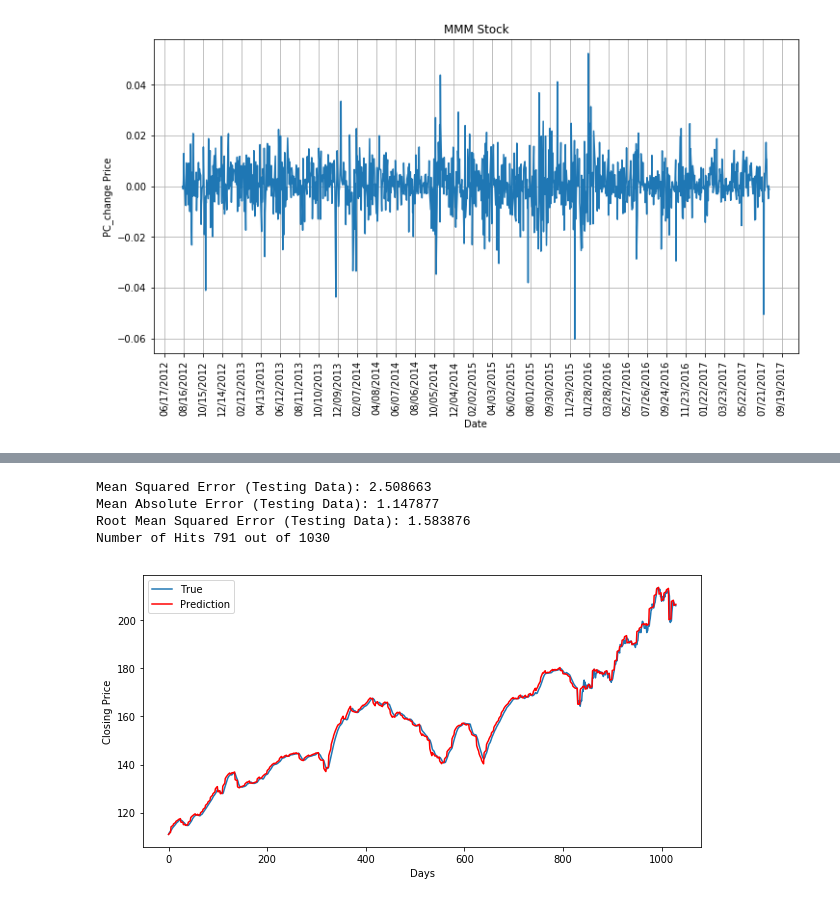
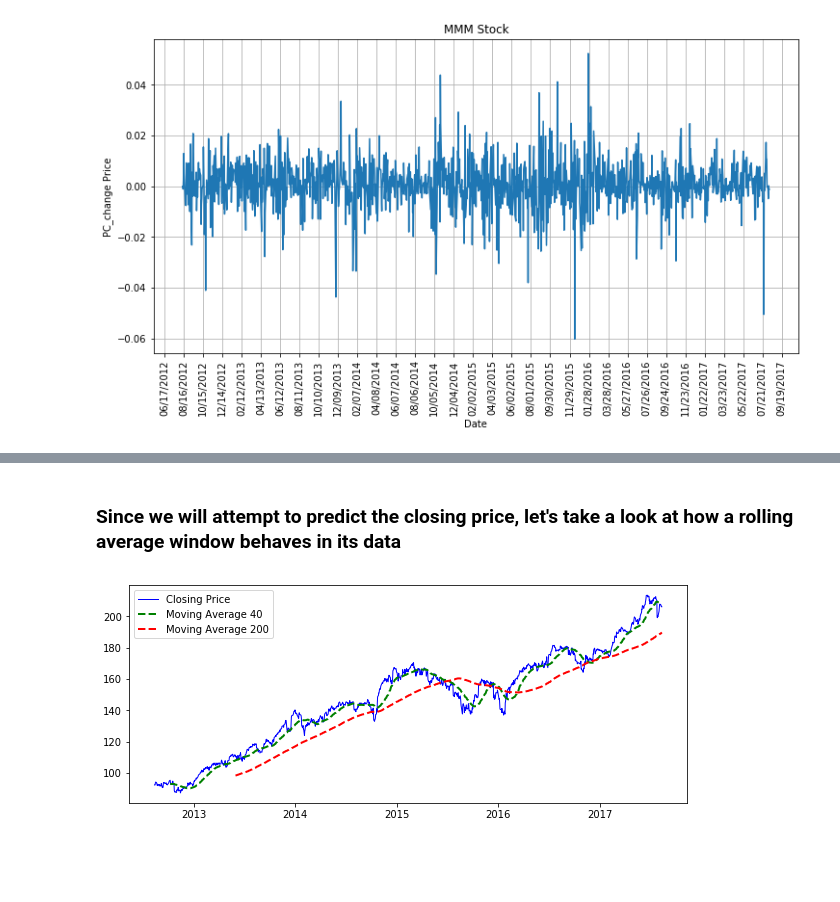
Before and after one commit to angelomenezes/Data_Science_for_Finance, a Jupyter notebook: src/exploring_s&p_500/exploring_sp500_stocks.ipynb, the cells around one changed output, grey strips where cells are left out. Saved outputs shown, nothing was run; the diff lists cells and outputs as text; code cells hidden in the pictures; blank space fills up the shorter version.

```diff
--- a/src/exploring_s&p_500/exploring_sp500_stocks.ipynb
+++ b/src/exploring_s&p_500/exploring_sp500_stocks.ipynb
@@ -665,47 +125,15 @@ Number of Hits 120 out of 199
-# %%
-# ARIMA (Horizon = 5) for the last 1030 points
-
-Horizon = 5
-Actual = [x for x in train_data[:227]]
-horizon_predicted = list()
-counter = 0
-evaluation_data = np.concatenate([train_data[227:], test_data], axis=0)
-
-for _ in range(int(len(evaluation_data)/Horizon)):
-    for i in range(Horizon):
-        forecast = StartARIMAForecasting(Actual, 1,1,0)
-        Actual.append(forecast)
-        horizon_predicted.append(forecast)
-        counter = counter + 1
-
-    Actual = Actual[Horizon:-Horizon]
-    [Actual.append(term) for term in evaluation_data[counter:counter+Horizon]]
-
-horizon_predicted = np.array(horizon_predicted).reshape(-1,1)
-horizon_predicted = scaler.inverse_transform(horizon_predicted)
-
-inverse_test_data = evaluation_data.reshape(-1,1)
-inverse_test_data = scaler.inverse_transform(inverse_test_data)
-
-MSE = mean_squared_error(inverse_test_data, horizon_predicted)
-MAE = mean_absolute_error(inverse_test_data, horizon_predicted)
-RMSE = np.sqrt(MSE)
-
-print('Mean Squared Error (Testing Data): %.6f' % MSE)
-print('Mean Absolute Error (Testing Data): %.6f' % MAE)
-print('Root Mean Squared Error (Testing Data): %.6f' % RMSE)
-print("Number of Hits %d out of %d" % (hit_count(inverse_test_data, horizon_predicted), len(horizon_predicted)-1))
-
-plt.figure(figsize = (10,5))
-plt.plot(inverse_test_data, label='True')
-plt.plot(horizon_predicted, color='red', label='Prediction')
-plt.xlabel('Days')
-plt.ylabel('Closing Price')
-plt.legend(fontsize=10)
-plt.show()
-# %% [output]
-Mean Squared Error (Testing Data): 2.508663
-Mean Absolute Error (Testing Data): 1.147877
-Root Mean Squared Error (Testing Data): 1.583876
-Number of Hits 791 out of 1030
-[figure, removed]
+# %% [markdown]
+### Since we will attempt to predict the closing price, let's take a look at how a rolling average window behaves in its data
+# %%
+closing_price = MMM_stocks['Close']
+moving_avg_40 = closing_price.rolling(window=40).mean()
+moving_avg_200 = closing_price.rolling(window=200).mean()
+plt.figure(figsize=(10,4))
+df = pd.DataFrame({'x': MMM_stocks['Date'] , 'y0': MMM_stocks['Close'], 'y1': moving_avg_40, 'y2': moving_avg_200})
+plt.plot( 'x', 'y0', data=df, marker='', color='blue', linewidth=1, label = "Closing Price")
+plt.plot( 'x', 'y1', data=df, marker='', color='green', linewidth=2, linestyle='dashed', label = "Moving Average 40")
+plt.plot( 'x', 'y2', data=df, marker='', color='red', linewidth=2, linestyle='dashed', label="Moving Average 200")
+plt.legend()
+plt.show()
+# %% [output]
+[figure, added]
```
Also changed, not shown: parts of 72 cells of this notebook, 4 other files.
